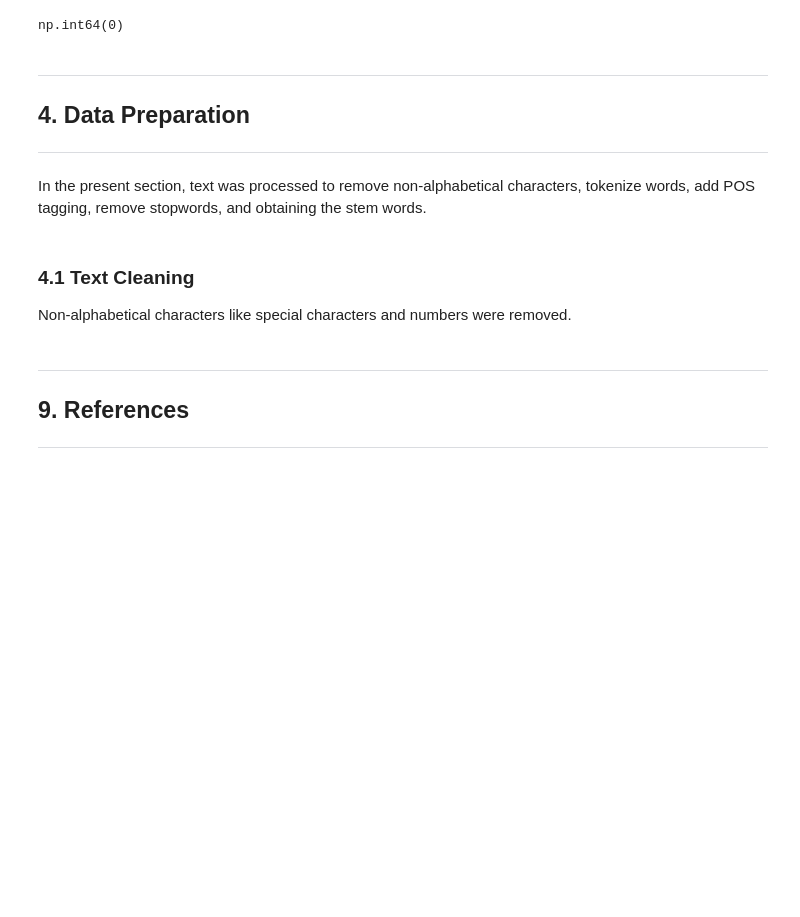
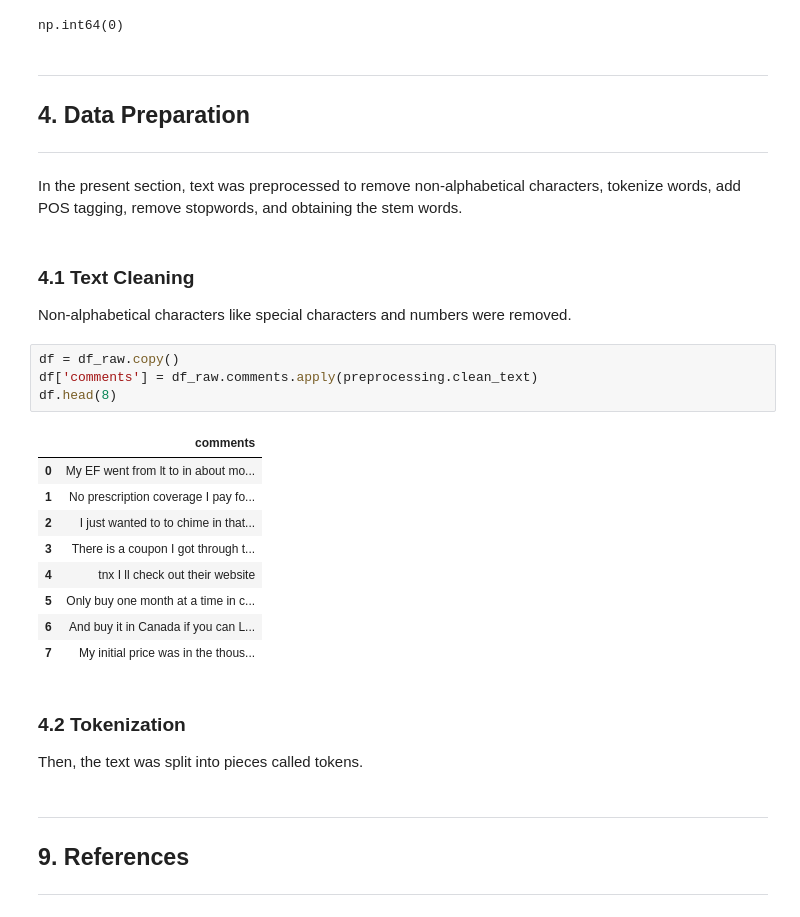
Before and after one commit to DanielEduardoLopez/SentimentAnalysisEntresto, a Jupyter notebook: notebooks/SentimentAnalysisEntresto.ipynb, the cells around one changed output. Drawn from its saved outputs; the diff is of its cells as text; blank space fills up the shorter version.

Commit message:
Text cleaned

```diff
--- a/notebooks/SentimentAnalysisEntresto.ipynb
+++ b/notebooks/SentimentAnalysisEntresto.ipynb
@@ -357,11 +357,29 @@ ___
 ## **4. Data Preparation**
 ___
 
-In the present section, text was processed to remove non-alphabetical characters, tokenize words, add POS tagging, remove stopwords, and obtaining the stem words.
+In the present section, text was preprocessed to remove non-alphabetical characters, tokenize words, add POS tagging, remove stopwords, and obtaining the stem words.
 # %% [markdown]
 ### **4.1 Text Cleaning** <a class="anchor" id="cleaning"></a>
 
 Non-alphabetical characters like special characters and numbers were removed.
+# %%
+df = df_raw.copy()
+df['comments'] = df_raw.comments.apply(preprocessing.clean_text)
+df.head(8)
+# %% [output]
+|  | comments |
+| 0 | My EF went from lt to in about mo... |
+| 1 | No prescription coverage I pay fo... |
+| 2 | I just wanted to to chime in that... |
+| 3 | There is a coupon I got through t... |
+| 4 | tnx I ll check out their website |
+| 5 | Only buy one month at a time in c... |
+| 6 | And buy it in Canada if you can L... |
+| 7 | My initial price was in the thous... |
+# %% [markdown]
+### **4.2 Tokenization** <a class="anchor" id="tokenization"></a>
+
+Then, the text was split into pieces called tokens.
 # %% [markdown]
 <a class="anchor" id="references"></a>
 ___
```
Also changed, not shown: parts of 1 cell of this notebook.
